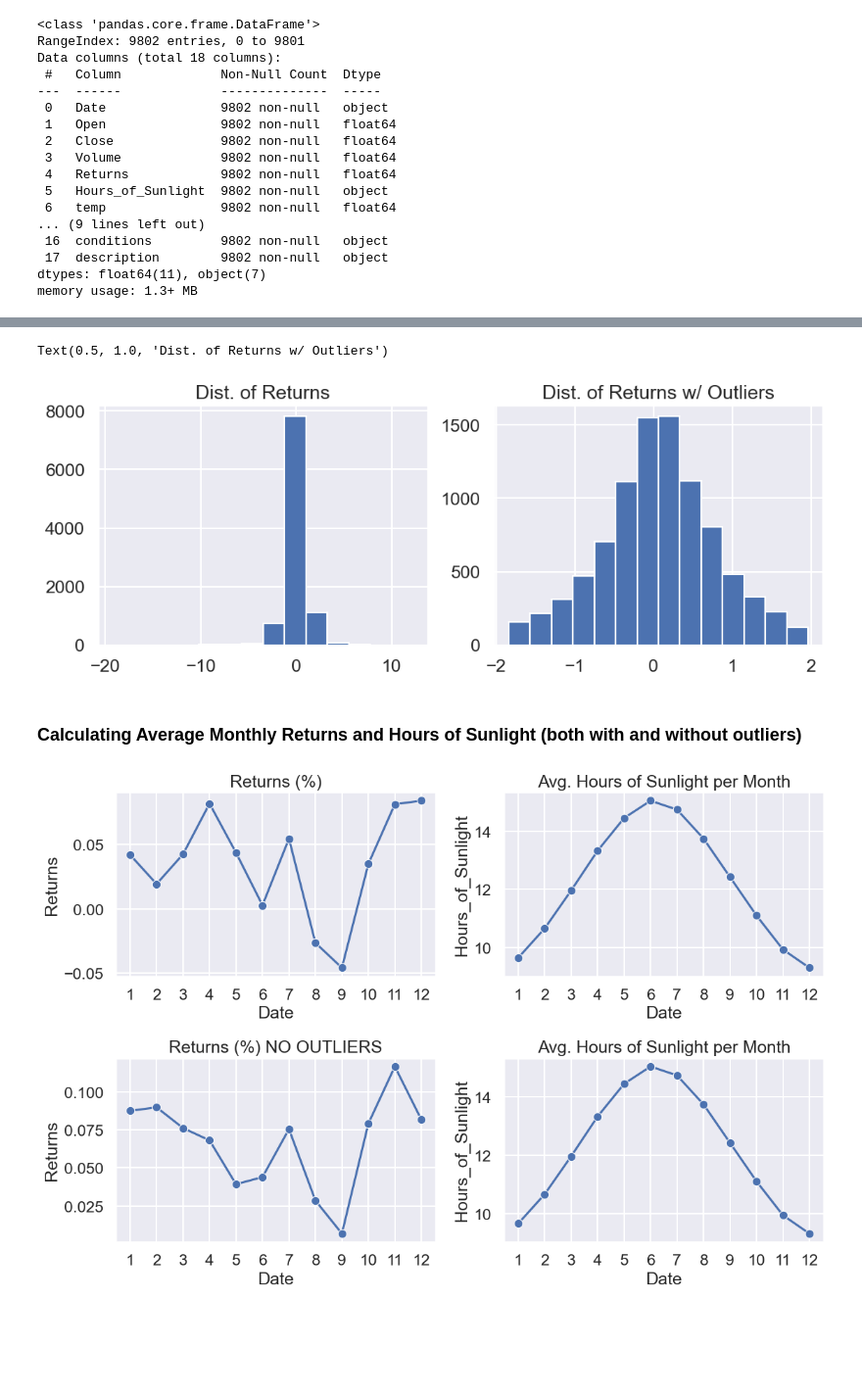
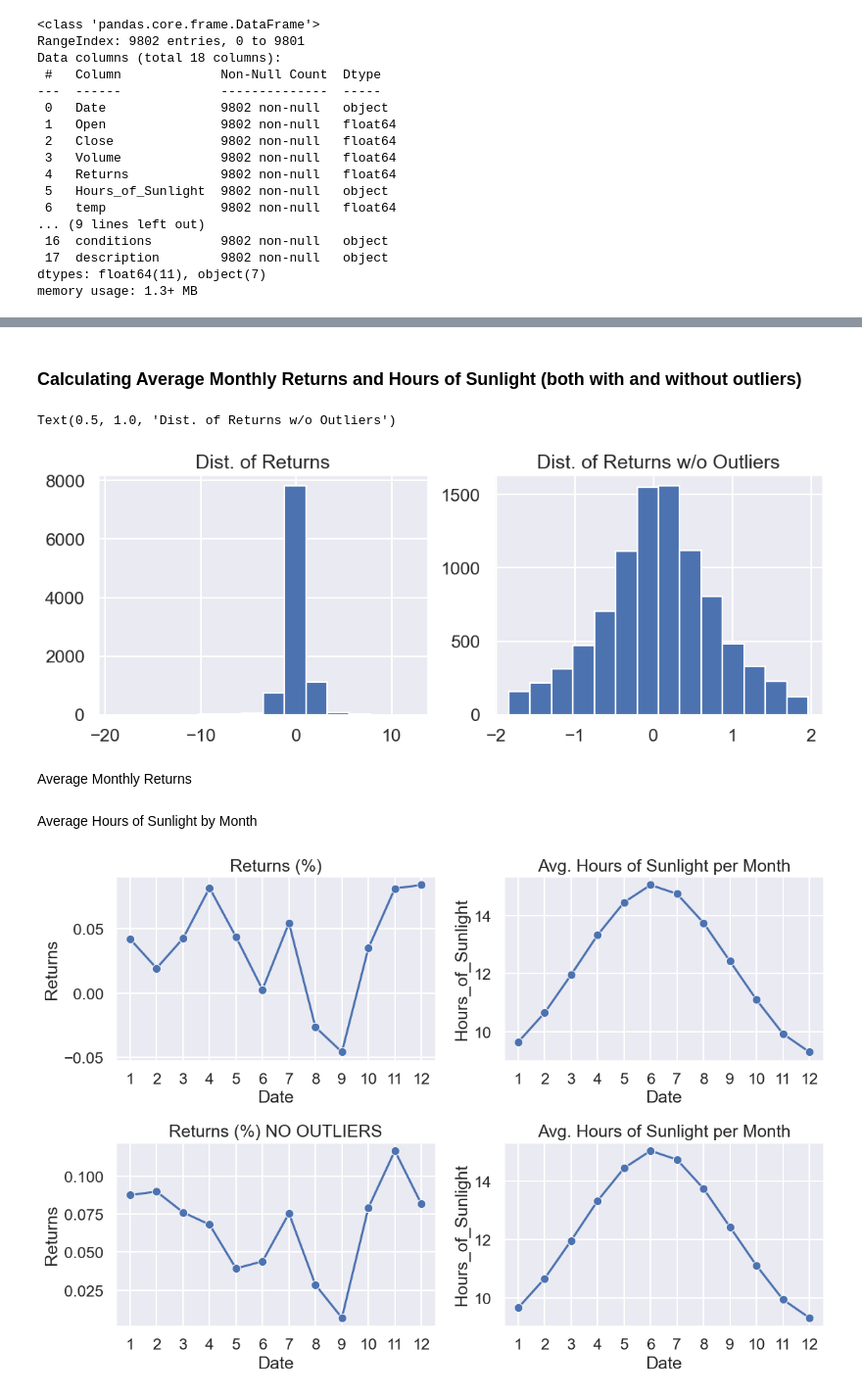
Before and after one commit to wangleo1/SADvsNYSE, a Jupyter notebook: notebooks/NYC_EDA.ipynb, the cells around one changed output, grey strips where cells are left out. Shown at 98% size. Drawn from its saved outputs; the diff is of its cells as text; code cells hidden in the pictures; blank space fills up the shorter version.

```diff
--- a/notebooks/NYC_EDA.ipynb
+++ b/notebooks/NYC_EDA.ipynb
@@ -57,16 +59,3 @@ plt.scatter(x=NYSE_Weather['Hours_of_Sunlight'], y=NYSE_Weather['Returns'])
-# %%
-fig, axes = plt.subplots(nrows=1, ncols=2, figsize=(12, 4))
-
-axes[0].hist(NYSE_Weather['Returns'], bins = 14)
-axes[0].set_title('Dist. of Returns')
-
-axes[1].hist(NYC_no_outliers['Returns'], bins = 14)
-axes[1].set_title('Dist. of Returns w/ Outliers')
-
-#NYC_no_outliers.hist(figsize=(12,12))
-# %% [output]
-Text(0.5, 1.0, 'Dist. of Returns w/ Outliers')
-[figure, removed]
 # %% [markdown]
 ### Calculating Average Monthly Returns and Hours of Sunlight (both with and without outliers)
 # %%
@@ -77,7 +64,4 @@ NYSE_Weather['Date'] =  pd.to_datetime(NYSE_Weather['Date'])
 # %%
-#Calculating average monthly returns (includes outliers)
-avg_return = NYSE_Weather['Returns'].groupby(NYSE_Weather['Date'].dt.month).mean()
-
 #removing outliers
 q1 = NYSE_Weather['Returns'].quantile(0.25)
 q3 = NYSE_Weather['Returns'].quantile(0.75)
@@ -87,7 +71,24 @@ IQR = q3 - q1
 lowerBound = q1 - IQR*1.5
 upperBound = q3 + IQR*1.5
 
-#creating dataframe without outliers, then calculating average returns per month
+#creating dataframe without outliers to calculate averages
 NYC_no_outliers = NYSE_Weather[(NYSE_Weather['Returns'] >= lowerBound) & (NYSE_Weather['Returns'] <= upperBound)]
-
-avg_return_NO = NYC_no_outliers['Returns'].groupby(NYC_no_outliers['Date'].dt.month).mean()
+NYC_no_outliers['HOS_Numeric'] = pd.to_timedelta(NYC_no_outliers['Hours_of_Sunlight']).dt.total_seconds() / 3600
+# %%
+#Distribution of returns (w/ and w/o outliers)
+sns.set_theme(style = 'darkgrid', context = 'talk')
+
+fig, axes = plt.subplots(nrows=1, ncols=2, figsize=(12, 4))
+
+axes[0].hist(NYSE_Weather['Returns'], bins = 14)
+axes[0].set_title('Dist. of Returns')
+
+axes[1].hist(NYC_no_outliers['Returns'], bins = 14)
+axes[1].set_title('Dist. of Returns w/o Outliers')
+
+# Much more resembles a normal distribution after removing outliers
+# %% [output]
+Text(0.5, 1.0, 'Dist. of Returns w/o Outliers')
+[figure, added]
+# %% [markdown]
+Average Monthly Returns
@@ -94 +101,3 @@ avg_return_NO = NYC_no_outliers['Returns'].groupby(NYC_no_outliers['Date'].dt.mo
+# %% [markdown]
+Average Hours of Sunlight by Month
 # %%
```
Also changed, not shown: parts of 16 cells of this notebook, 2 other files.
